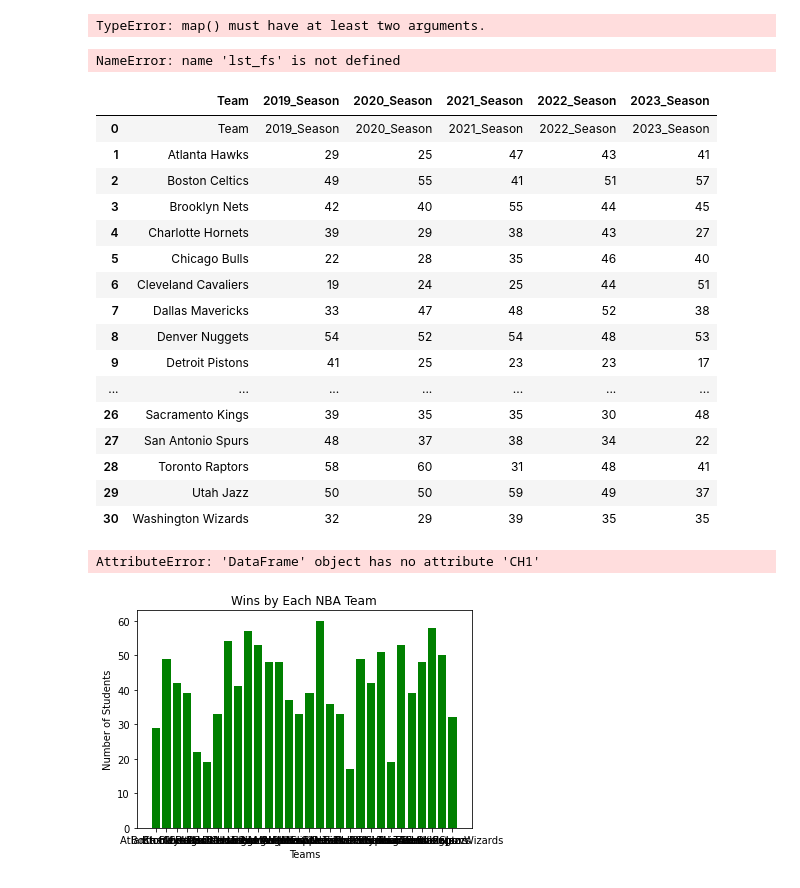
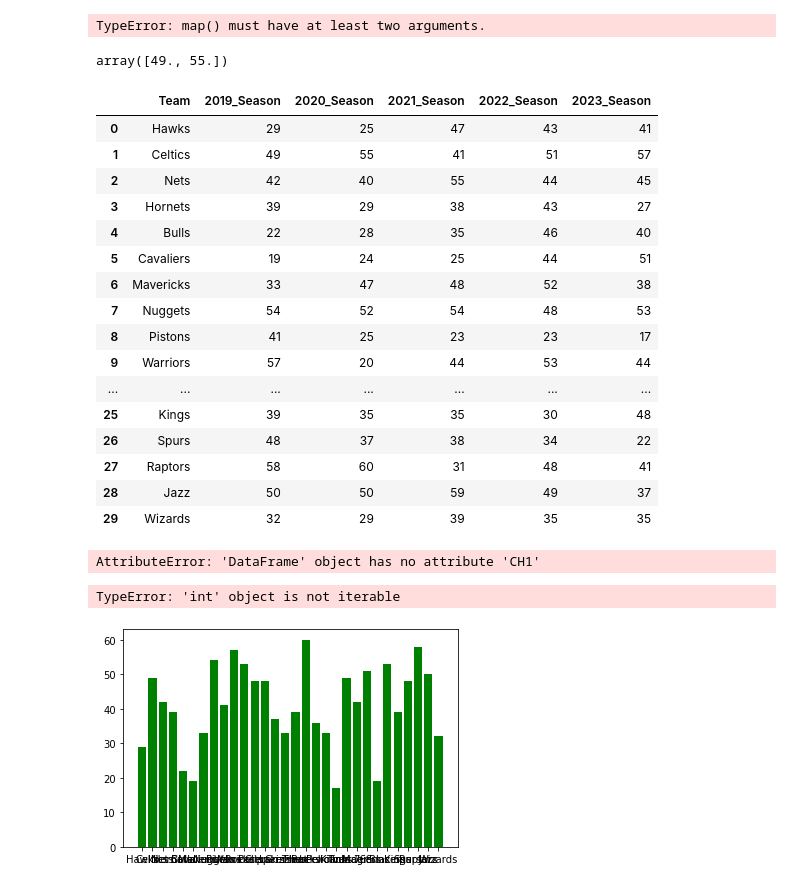
Before and after one commit to rayrayshams/Tri-3, a Jupyter notebook: _notebooks/2023-5-14-PandasNATM.ipynb, the cells around one changed output. Drawn from its saved outputs; the diff is of its cells as text; code cells hidden in the pictures.

```diff
--- a/_notebooks/2023-5-14-PandasNATM.ipynb
+++ b/_notebooks/2023-5-14-PandasNATM.ipynb
@@ -38,33 +38,33 @@ dt_csv
 TypeError: map() must have at least two arguments.
 # %%
 lst_fgs = next(csv_reader)
-np_d_fs = np.array(list(map(float, lst_fs[1:3])))
+np_d_fs = np.array(list(map(float, lst_fgs[1:3])))
 np_d_fs
 # %% [output]
-NameError: name 'lst_fs' is not defined
+array([49., 55.])
 # %%
 fh.close()
 # %%
-df_sig = pd.read_csv(str_filename, header=None, skiprows=0, names=csv_header)
+df_sig = pd.read_csv(str_filename, header=None, skiprows=1, names=csv_header)
 df_sig
 # %% [output]
 |  | Team | 2019_Season | 2020_Season | 2021_Season | 2022_Season | 2023_Season |
-| 0 | Team | 2019_Season | 2020_Season | 2021_Season | 2022_Season | 2023_Season |
-| 1 | Atlanta Hawks | 29 | 25 | 47 | 43 | 41 |
-| 2 | Boston Celtics | 49 | 55 | 41 | 51 | 57 |
-| 3 | Brooklyn Nets | 42 | 40 | 55 | 44 | 45 |
-| 4 | Charlotte Hornets | 39 | 29 | 38 | 43 | 27 |
-| 5 | Chicago Bulls | 22 | 28 | 35 | 46 | 40 |
-| 6 | Cleveland Cavaliers | 19 | 24 | 25 | 44 | 51 |
-| 7 | Dallas Mavericks | 33 | 47 | 48 | 52 | 38 |
-| 8 | Denver Nuggets | 54 | 52 | 54 | 48 | 53 |
-| 9 | Detroit Pistons | 41 | 25 | 23 | 23 | 17 |
+| 0 | Hawks | 29 | 25 | 47 | 43 | 41 |
+| 1 | Celtics | 49 | 55 | 41 | 51 | 57 |
+| 2 | Nets | 42 | 40 | 55 | 44 | 45 |
+| 3 | Hornets | 39 | 29 | 38 | 43 | 27 |
+| 4 | Bulls | 22 | 28 | 35 | 46 | 40 |
+| 5 | Cavaliers | 19 | 24 | 25 | 44 | 51 |
+| 6 | Mavericks | 33 | 47 | 48 | 52 | 38 |
+| 7 | Nuggets | 54 | 52 | 54 | 48 | 53 |
+| 8 | Pistons | 41 | 25 | 23 | 23 | 17 |
+| 9 | Warriors | 57 | 20 | 44 | 53 | 44 |
 | ... | ... | ... | ... | ... | ... | ... |
-| 26 | Sacramento Kings | 39 | 35 | 35 | 30 | 48 |
-| 27 | San Antonio Spurs | 48 | 37 | 38 | 34 | 22 |
-| 28 | Toronto Raptors | 58 | 60 | 31 | 48 | 41 |
-| 29 | Utah Jazz | 50 | 50 | 59 | 49 | 37 |
-| 30 | Washington Wizards | 32 | 29 | 39 | 35 | 35 |
+| 25 | Kings | 39 | 35 | 35 | 30 | 48 |
+| 26 | Spurs | 48 | 37 | 38 | 34 | 22 |
+| 27 | Raptors | 58 | 60 | 31 | 48 | 41 |
+| 28 | Jazz | 50 | 50 | 59 | 49 | 37 |
+| 29 | Wizards | 32 | 29 | 39 | 35 | 35 |
 # %%
 df_sig.CH1.plot()
 plt.xlabel('Sample number')
@@ -72,26 +72,33 @@ plt.ylabel('Signal value, volts')
 # %% [output]
 AttributeError: 'DataFrame' object has no attribute 'CH1'
 # %%
+# https://www.python-graph-gallery.com/7-custom-barplot-layout
+#work on later
+
 # Import the necessary modules
 import matplotlib.pyplot as plt
 import pandas as pd
+import numpy as np
 
 
 # Initialize the lists for X and Y
 data = pd.read_csv('files/basketball.csv')
-
+x_pos = np.arange(len(data))
 df = pd.DataFrame(data)
 
 X = list(df.iloc[:, 0])
 Y = list(df.iloc[:, 1])
 
 # Plot the data using bar() method
 plt.bar(X, Y, color='g')
+
+plt.xticks(X, len(data), rotation=90)
 plt.title("Wins by Each NBA Team")
 plt.xlabel("Teams")
-plt.ylabel("Number of Students")
+plt.ylabel("Number of Wins")
 
 # Show the plot
 plt.show()
 # %% [output]
+TypeError: 'int' object is not iterable
-[figure, old version]
+[figure, new version]
```
Also changed, not shown: parts of 2 cells of this notebook, 1 other file.
